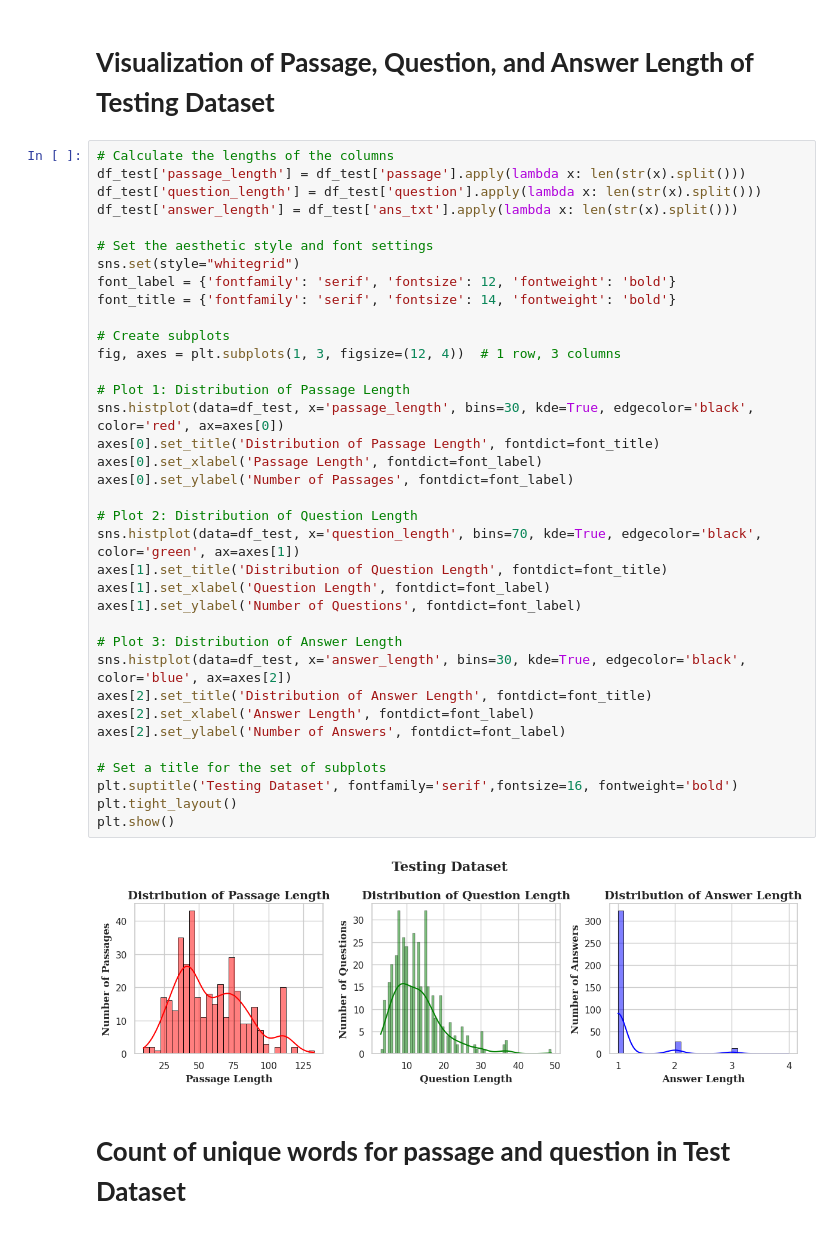
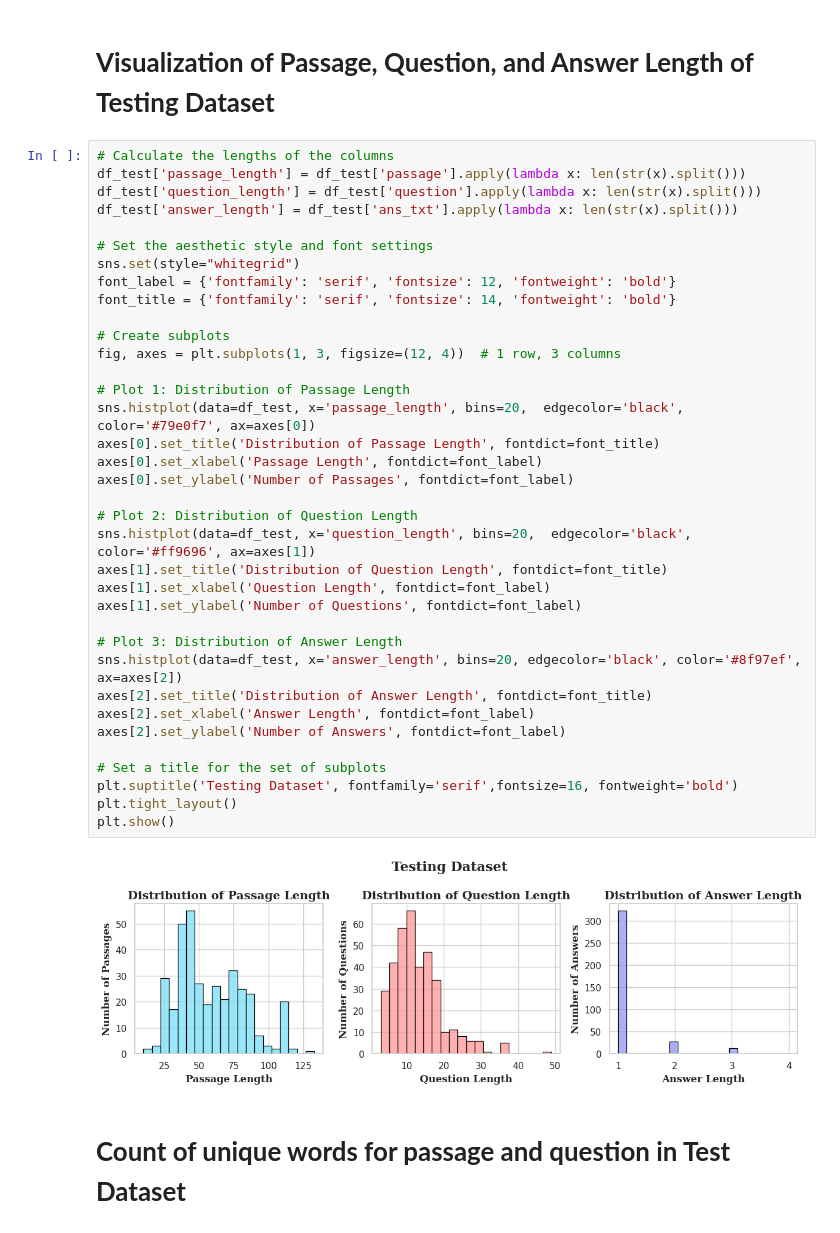
Before and after one commit to fatemafaria142/Bangla-Question-Answering-, a Jupyter notebook: Bangla_Question_Answering_using_BanglaT5.ipynb, the cells around one changed output. Cells and saved outputs as stored; diff of their text form.

```diff
--- a/Bangla_Question_Answering_using_BanglaT5.ipynb
+++ b/Bangla_Question_Answering_using_BanglaT5.ipynb
@@ -205,37 +205,37 @@ df_test['question_length'] = df_test['question'].apply(lambda x: len(str(x).spli
 df_test['answer_length'] = df_test['ans_txt'].apply(lambda x: len(str(x).split()))
 
 # Set the aesthetic style and font settings
 sns.set(style="whitegrid")
 font_label = {'fontfamily': 'serif', 'fontsize': 12, 'fontweight': 'bold'}
 font_title = {'fontfamily': 'serif', 'fontsize': 14, 'fontweight': 'bold'}
 
 # Create subplots
 fig, axes = plt.subplots(1, 3, figsize=(12, 4))  # 1 row, 3 columns
 
 # Plot 1: Distribution of Passage Length
-sns.histplot(data=df_test, x='passage_length', bins=30, kde=True, edgecolor='black', color='red', ax=axes[0])
+sns.histplot(data=df_test, x='passage_length', bins=20,  edgecolor='black', color='#79e0f7', ax=axes[0])
 axes[0].set_title('Distribution of Passage Length', fontdict=font_title)
 axes[0].set_xlabel('Passage Length', fontdict=font_label)
 axes[0].set_ylabel('Number of Passages', fontdict=font_label)
 
 # Plot 2: Distribution of Question Length
-sns.histplot(data=df_test, x='question_length', bins=70, kde=True, edgecolor='black', color='green', ax=axes[1])
+sns.histplot(data=df_test, x='question_length', bins=20,  edgecolor='black', color='#ff9696', ax=axes[1])
 axes[1].set_title('Distribution of Question Length', fontdict=font_title)
 axes[1].set_xlabel('Question Length', fontdict=font_label)
 axes[1].set_ylabel('Number of Questions', fontdict=font_label)
 
 # Plot 3: Distribution of Answer Length
-sns.histplot(data=df_test, x='answer_length', bins=30, kde=True, edgecolor='black', color='blue', ax=axes[2])
+sns.histplot(data=df_test, x='answer_length', bins=20, edgecolor='black', color='#8f97ef', ax=axes[2])
 axes[2].set_title('Distribution of Answer Length', fontdict=font_title)
 axes[2].set_xlabel('Answer Length', fontdict=font_label)
 axes[2].set_ylabel('Number of Answers', fontdict=font_label)
 
 # Set a title for the set of subplots
 plt.suptitle('Testing Dataset', fontfamily='serif',fontsize=16, fontweight='bold')
 plt.tight_layout()
 plt.show()
 # %% [output]
-[figure, old version]
+[figure, new version]
 # %% [markdown]
 # **Count of unique words for passage and question in Test Dataset**
 # %%
```
Also changed, not shown: parts of 3 cells of this notebook.
